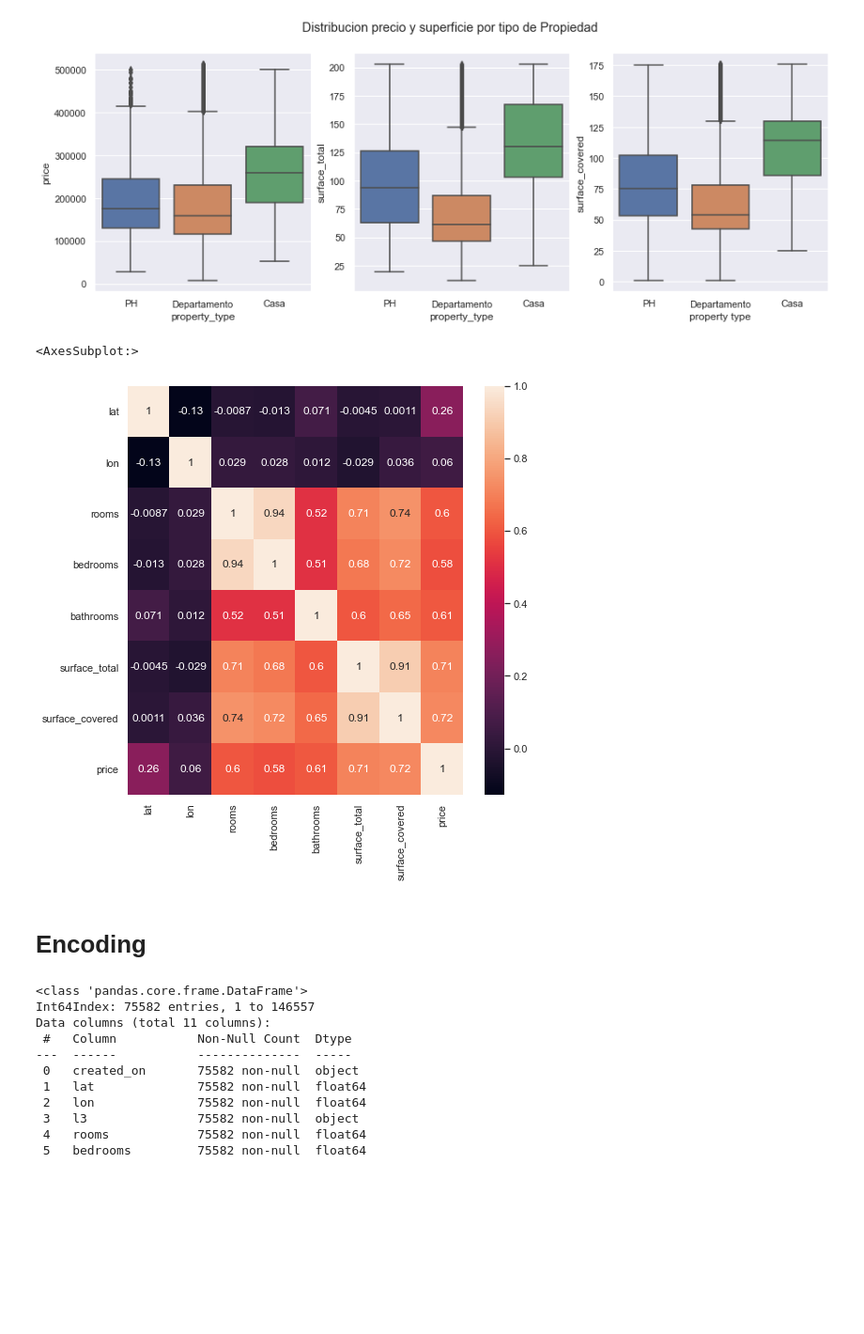
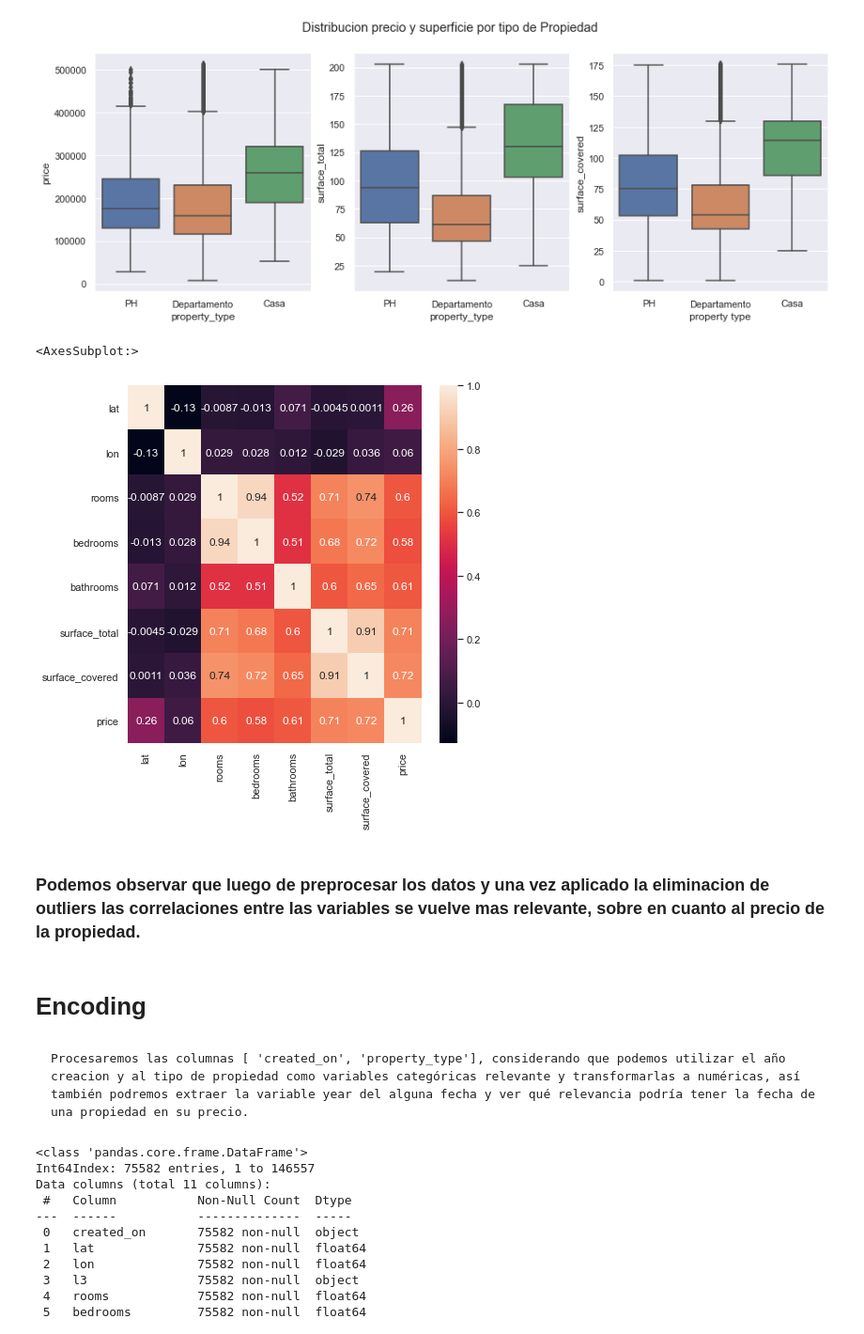
Before and after one commit to leobrandoon/house_price_prediction_v2, a Jupyter notebook: LeonardoGonzalez_Proyecto_02.ipynb, the cells around one changed output. Shown at 94% size. Drawn from its saved outputs; the diff is of its cells as text; code cells hidden in the pictures; blank space fills up the shorter version.

```diff
--- a/LeonardoGonzalez_Proyecto_02.ipynb
+++ b/LeonardoGonzalez_Proyecto_02.ipynb
@@ -420,13 +475,17 @@ plt.xlabel ( 'property type' )
 Text(0.5, 0, 'property type')
 [figure]
 # %%
-fig =plt.subplots(figsize=(8,8))
+fig =plt.subplots(figsize=(7,7))
 sns.heatmap(df_cf5.corr(), annot=True)
 # %% [output]
 <AxesSubplot:>
-[figure, old version]
+[figure, new version]
+# %% [markdown]
+ ### Podemos observar que luego de preprocesar los datos y una vez aplicado la eliminacion de outliers las correlaciones entre las variables se vuelve mas relevante, sobre en cuanto al precio de la propiedad.
 # %% [markdown]
 # Encoding
+# %% [markdown]
+    Procesaremos las columnas [ 'created_on', 'property_type'], considerando que podemos utilizar el año creacion y al tipo de propiedad como variables categóricas relevante y transformarlas a numéricas, así también podremos extraer la variable year del alguna fecha y ver qué relevancia podría tener la fecha de una propiedad en su precio.
 # %%
 df_cf5.info()
 # %% [output]
```
Also changed, not shown: parts of 121 cells of this notebook.
